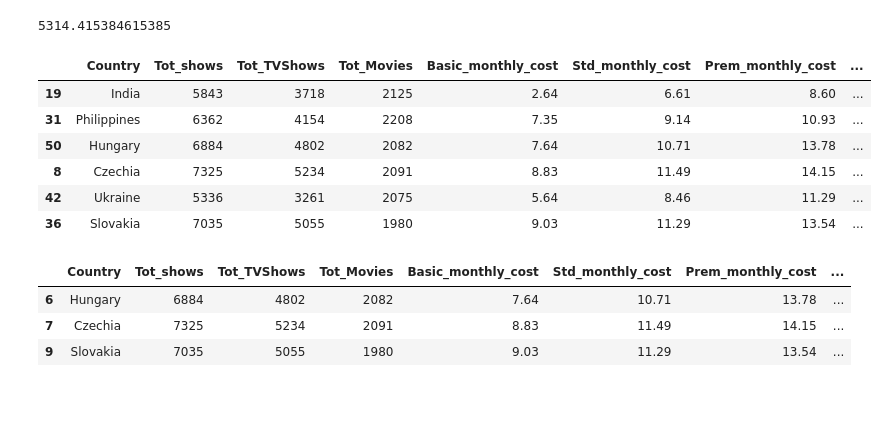
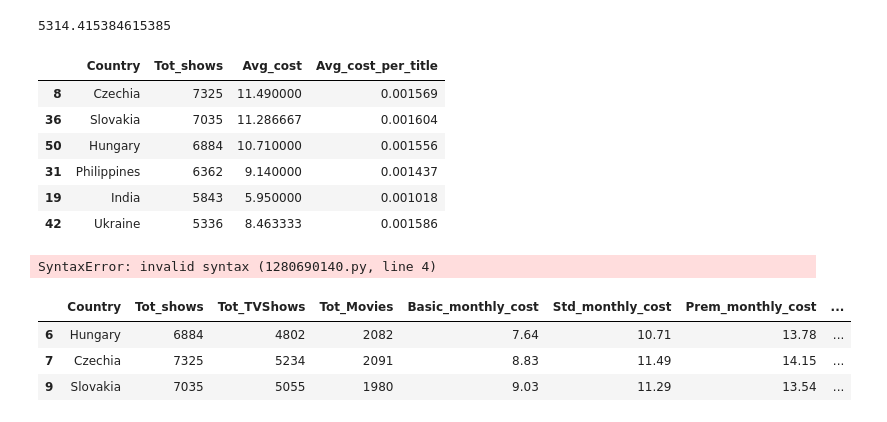
Before and after one commit to magicWiss/Netflix-Price-Analytics, a Jupyter notebook: Analytics/data_anal.ipynb, the cells around one changed output. Cells and saved outputs as stored; diff of their text form; code cells hidden in the pictures.

```diff
--- a/Analytics/data_anal.ipynb
+++ b/Analytics/data_anal.ipynb
@@ -220,15 +220,35 @@ total_avg_SHOWS
 5314.415384615385
 # %%
 low_price_high_title=least_exp_per_title[least_exp_per_title.Tot_shows>total_avg_SHOWS]
-low_price_high_title
+ou=low_price_high_title.sort_values(['Tot_shows','Avg_cost_per_title'],ascending=False)
+ou[["Country","Tot_shows","Avg_cost","Avg_cost_per_title"]]
 # %% [output]
-|  | Country | Tot_shows | Tot_TVShows | Tot_Movies | Basic_monthly_cost | Std_monthly_cost | Prem_monthly_cost | ... |
-| 19 | India | 5843 | 3718 | 2125 | 2.64 | 6.61 | 8.60 | ... |
-| 31 | Philippines | 6362 | 4154 | 2208 | 7.35 | 9.14 | 10.93 | ... |
-| 50 | Hungary | 6884 | 4802 | 2082 | 7.64 | 10.71 | 13.78 | ... |
-| 8 | Czechia | 7325 | 5234 | 2091 | 8.83 | 11.49 | 14.15 | ... |
-| 42 | Ukraine | 5336 | 3261 | 2075 | 5.64 | 8.46 | 11.29 | ... |
-| 36 | Slovakia | 7035 | 5055 | 1980 | 9.03 | 11.29 | 13.54 | ... |
+|  | Country | Tot_shows | Avg_cost | Avg_cost_per_title |
+| 8 | Czechia | 7325 | 11.490000 | 0.001569 |
+| 36 | Slovakia | 7035 | 11.286667 | 0.001604 |
+| 50 | Hungary | 6884 | 10.710000 | 0.001556 |
+| 31 | Philippines | 6362 | 9.140000 | 0.001437 |
+| 19 | India | 5843 | 5.950000 | 0.001018 |
+| 42 | Ukraine | 5336 | 8.463333 | 0.001586 |
+# %%
+most_title=nfx_price_per_cou_df.sort_values('Tot_shows',ascending=False).head(10)
+fig, ax = plt.subplots()
+width = 0.35  # the width of the bars
+rects1 = ax.bar(most_title.Avg_cost*100,width, label='Average cost')
+rects2 = ax.bar(most_title.Tot_shows, label='Total show')
+
+# Add some text for labels, title and custom x-axis tick labels, etc.
+ax.set_ylabel('Cost per title')
+ax.set_title('Number of titles')
+
+ax.legend()
+
+ax.bar_label(rects1, padding=3)
+ax.bar_label(rects2, padding=3)
+
+fig.tight_layout()
+# %% [output]
+SyntaxError: invalid syntax (1280690140.py, line 4)
 # %%
 low_price_high_title2= least_exp_per_title.merge(least_exp, how = 'outer' ,indicator=True).loc[lambda x : x['_merge']=='left_only']
 low_price_high_title2
```
Also changed, not shown: 7 other files.
